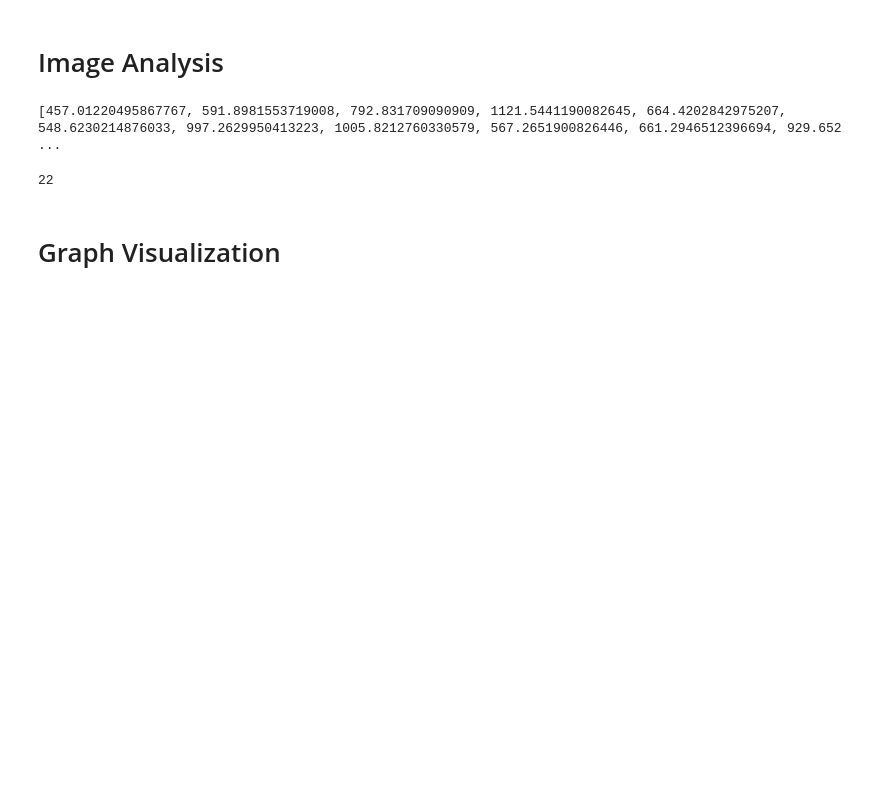
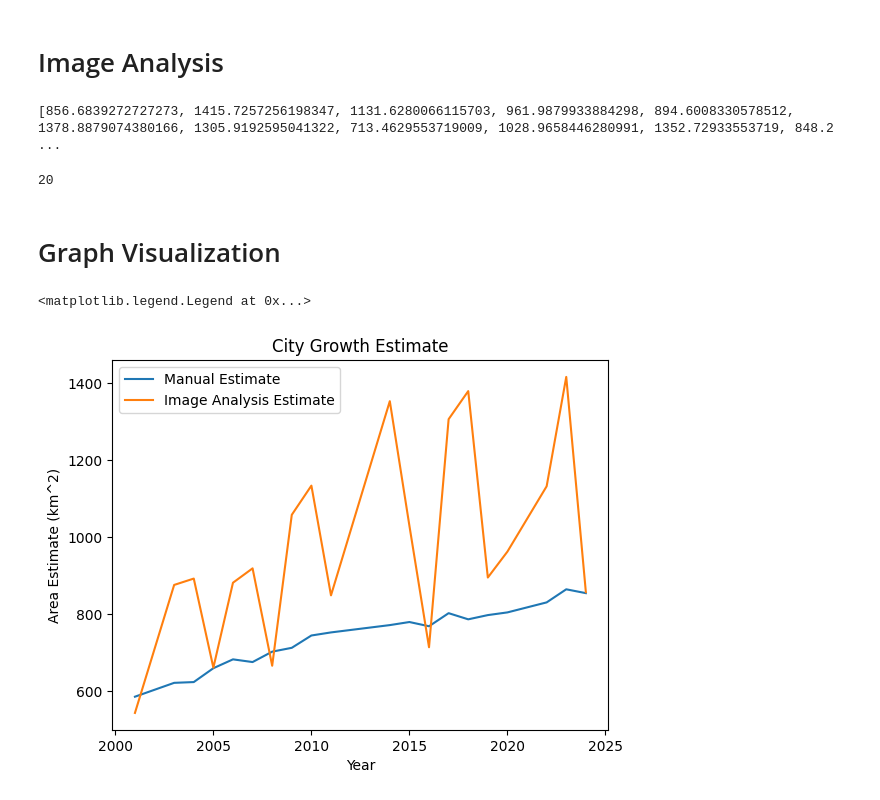
Before and after one commit to ctcastle/ENSF_612_City_Geospectors, a Jupyter notebook: City_Geospectors.ipynb, the cells around one changed output. Saved outputs shown, nothing was run; the diff lists cells and outputs as text; code cells hidden in the pictures; blank space fills up the shorter version.

Commit message:
update clean images

```diff
--- a/City_Geospectors.ipynb
+++ b/City_Geospectors.ipynb
@@ -74,7 +74,7 @@ Image already in image folder
 # %%
 # Only select images that do not have clouds and are in summer months, this will be more complicated if we don't manually label the cloudy data
 print(f'Total length of precleaned dataset: {len(imagery_df)}')
-cleaned_df = imagery_df.query("Month == 7 & Cloudiness.eq('None')")
+cleaned_df = imagery_df.query("Month == 7 & Cloudiness.eq('None') & Greenness.eq('High')")
 print(f'Total length of cleaned dataset: {len(cleaned_df)}')
 
 for im_fn in cleaned_df['Image Filename']:
@@ -87,11 +87,14 @@ Total length of cleaned dataset: 22
 # Image Processing
 # %%
 # Choose green thresholding values
-lower_green = np.array([37, 40, 40]) # Hue, Saturation, Value
+# lower_green = np.array([37, 40, 40]) # Hue, Saturation, Value
+# upper_green = np.array([85, 255, 255])
+
+lower_green = np.array([40, 40, 0]) # Hue, Saturation, Value
 upper_green = np.array([85, 255, 255])
 
 # Choose greyscale thresholding values
-lower_grey = 70
+lower_grey = 0
 upper_grey = 255
 
 # Setup image list
@@ -106,6 +109,7 @@ for im_fn in cleaned_df['Image Filename']:
     image = cv2.cvtColor(image, cv2.COLOR_BGR2GRAY)
     ret, image_bitmask = cv2.threshold(image, lower_grey, upper_grey, cv2.THRESH_BINARY)
     cv2.imwrite('./city_images/processed/basic_good_image_set/'+im_fn.split('.')[0]+'.bmp',image_bitmask)
+# plt.imshow(image) # If you wnat to show an image, cv2.imshow() doesn't work well in notebooks, use plt instead
 # %% [markdown]
 # Image Analysis
 # %%
@@ -129,17 +133,24 @@ for im_fn in cleaned_df['Image Filename']:
 
 print(area_per_year)
 # %% [output]
-[457.01220495867767, 591.8981553719008, 792.831709090909, 1121.5441190082645, 664.4202842975207, 548.6230214876033, 997.2629950413223, 1005.8212760330579, 567.2651900826446, 661.2946512396694, 929.652 ...
+[856.6839272727273, 1415.7257256198347, 1131.6280066115703, 961.9879933884298, 894.6008330578512, 1378.8879074380166, 1305.9192595041322, 713.4629553719009, 1028.9658446280991, 1352.72933553719, 848.2 ...
 # %%
 
 print(len(area_per_year))
 # %% [output]
-22
+20
 # %%
-years = cleaned_df['Year']
-manual_area = cleaned_df['Area Estimate']
-print(years)
-print(manual_area)
-print(area_per_year)
+years = list(cleaned_df['Year'])
+manual_area = list(cleaned_df['Area Estimate'])
 # %% [markdown]
 # Graph Visualization
+# %%
+plt.plot(years,manual_area,label='Manual Estimate')
+plt.plot(years,area_per_year,label='Image Analysis Estimate')
+plt.xlabel('Year')
+plt.ylabel('Area Estimate (km^2)')
+plt.title('City Growth Estimate')
+plt.legend()
+# %% [output]
+<matplotlib.legend.Legend at 0x...>
+[figure, added]
```
Also changed, not shown: parts of 1 cell of this notebook, 2 other files.
